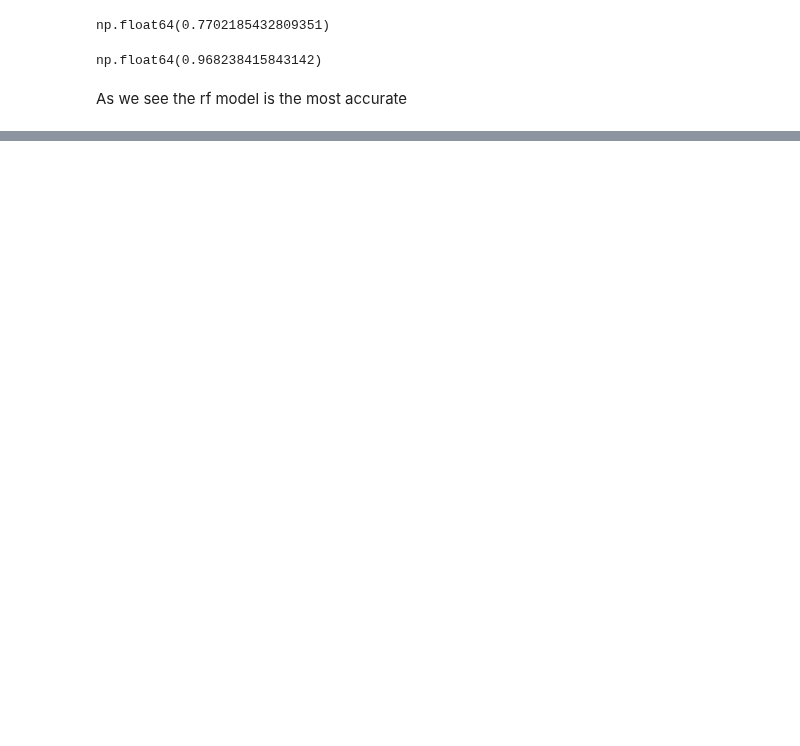
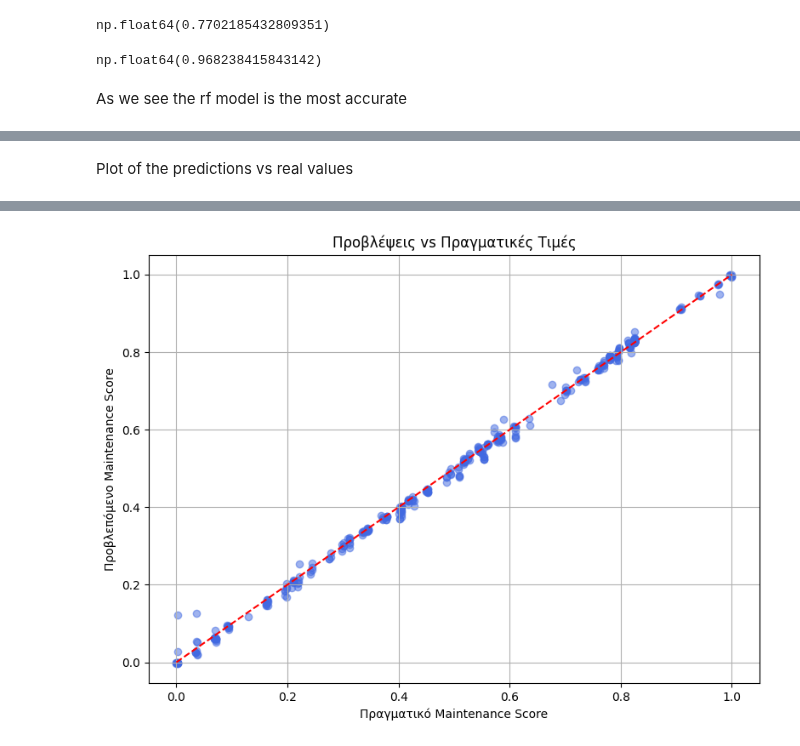
Before and after one commit to RealThanosP/pred-main-mod, a Jupyter notebook: Model_training_v0.1.ipynb, the cells around one changed output, grey strips where cells are left out. Drawn from its saved outputs; the diff is of its cells as text; code cells hidden in the pictures; blank space fills up the shorter version.

```diff
--- a/Model_training_v0.1.ipynb
+++ b/Model_training_v0.1.ipynb
@@ -1157,0 +1224,18 @@ As we see the rf model is the most accurate
+# %% [markdown]
+Plot of the predictions vs real values
+# %%
+import matplotlib.pyplot as plt
+
+y_pred = dl_model.predict(X_test_scaled) # predictions
+
+# Graph
+plt.figure(figsize=(8, 6))
+plt.scatter(y_test, y_pred, alpha=0.5, color='royalblue')
+plt.plot([y_test.min(), y_test.max()], [y_test.min(), y_test.max()], 'r--')
+plt.xlabel("Πραγματικό Maintenance Score")
+plt.ylabel("Προβλεπόμενο Maintenance Score")
+plt.title("Προβλέψεις vs Πραγματικές Τιμές")
+plt.grid(True)
+plt.tight_layout()
+plt.show()
+# %% [output]
@@ -1157,0 +1243 @@ As we see the rf model is the most accurate
+[figure, added]
```
Also changed, not shown: parts of 16 cells of this notebook.
